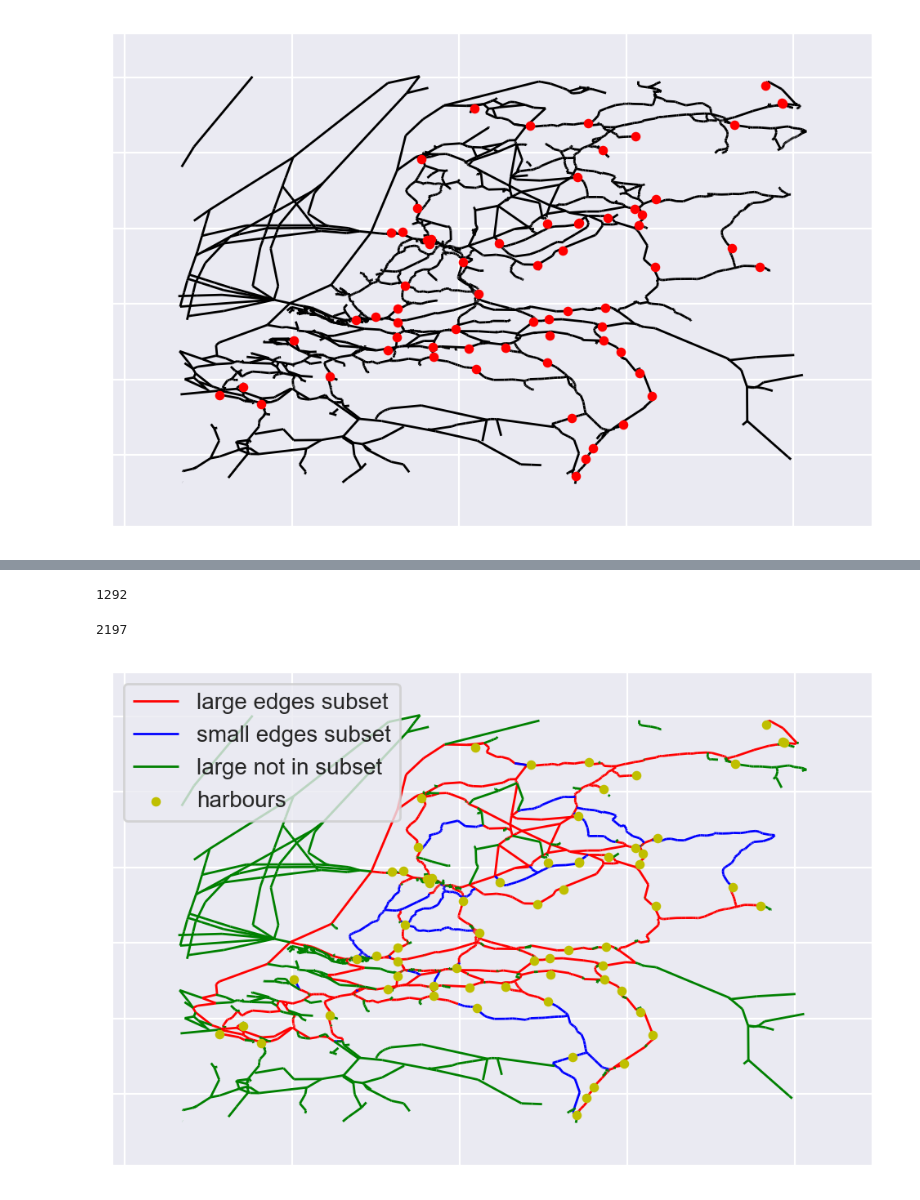
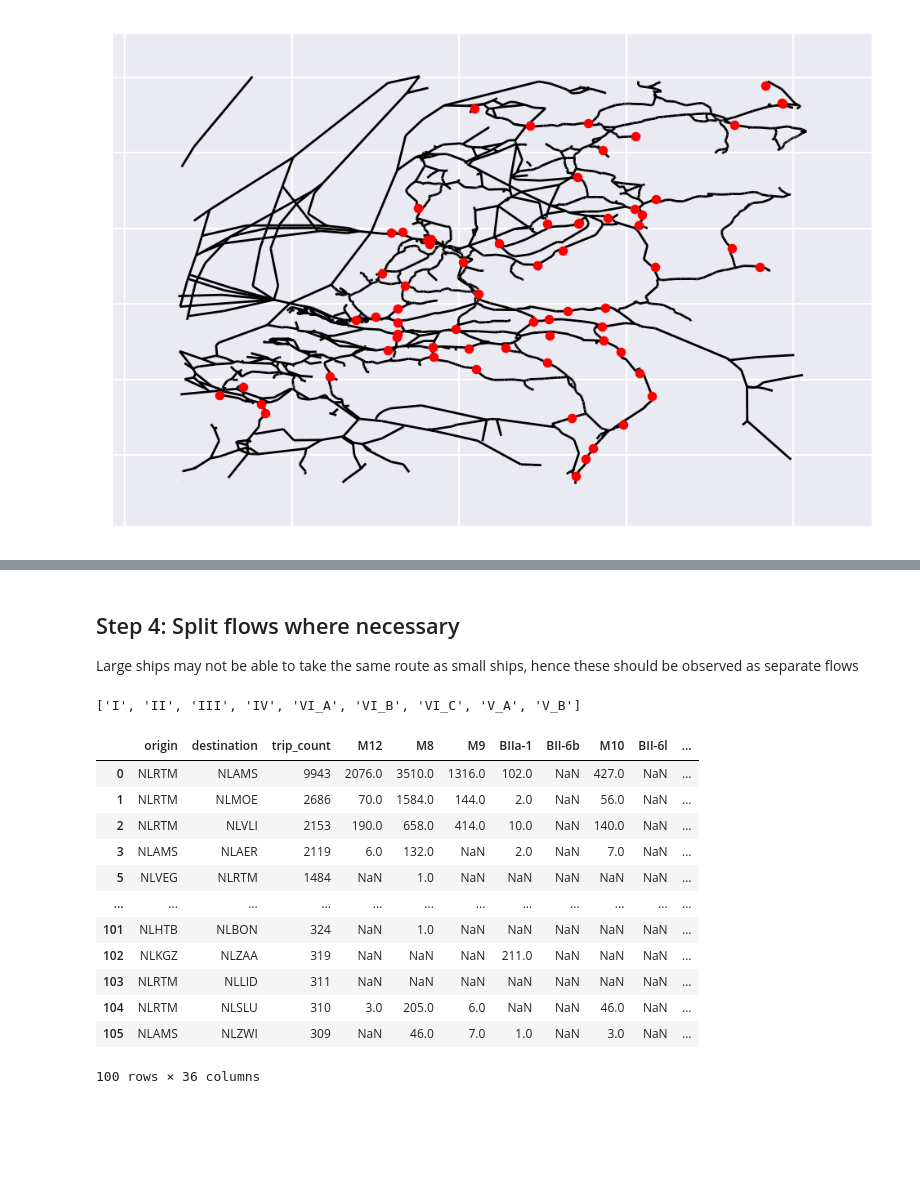
Before and after one commit to fabiandriessen/Thesis, a Jupyter notebook: Revised_network_cleaning.ipynb, the cells around one changed output, grey strips where cells are left out. Drawn from its saved outputs; the diff is of its cells as text; code cells hidden in the pictures; blank space fills up the shorter version.

```diff
--- a/Revised_network_cleaning.ipynb
+++ b/Revised_network_cleaning.ipynb
@@ -495,21 +385,33 @@ Self loop identified node S57264_A
-# %%
-len(small_edges)
-# %% [output]
-1292
-# %%
-len(large_edges)
-# %% [output]
-2197
-# %%
-fig, ax = plt.subplots(dpi=200)
-K = K.subgraph(large_not_in_G)
-K = nx.Graph(K)
-
-nx.draw_networkx_edges(G, pos_dict,large_edges, edge_color='r',ax=ax, label='large edges subset')
-nx.draw_networkx_edges(G, pos_dict, small_edges, edge_color='b',ax=ax, label='small edges subset')
-nx.draw_networkx_edges(G, pos_dict, large_not_in_G, edge_color='g',ax=ax, label='large not in subset')
-nx.draw_networkx_nodes(G, pos_dict, harbour_nodes, node_size=10, node_color='y', label='harbours')
-plt.legend()
-plt.show()
-# %% [output]
-[figure, removed]
+# %% [markdown]
+## Step 4: Split flows where necessary
+Large ships may not be able to take the same route as small ships, hence these should be observed as separate flows
+# %%
+types = list(df_links.Code.unique())
+types.remove('_0')
+types = sorted(types[1:])
+print(types)
+#sorted in wrong manner, correct manually
+types = ['I', 'II', 'III', 'IV', 'V_A', 'V_B', 'VI_A', 'VI_B', 'VI_C']
+type_dict={}
+#minus 1 because last one is open class anyway
+for i in range(len(types)-1):
+    type_dict[i] = types[:(i+1)]
+type_dict[8]=types
+# %% [output]
+['I', 'II', 'III', 'IV', 'VI_A', 'VI_B', 'VI_C', 'V_A', 'V_B']
+# %%
+df_ivs
+# %% [output]
+|  | origin | destination | trip_count | M12 | M8 | M9 | BIIa-1 | BII-6b | M10 | BII-6l | ... |
+| 0 | NLRTM | NLAMS | 9943 | 2076.0 | 3510.0 | 1316.0 | 102.0 | NaN | 427.0 | NaN | ... |
+| 1 | NLRTM | NLMOE | 2686 | 70.0 | 1584.0 | 144.0 | 2.0 | NaN | 56.0 | NaN | ... |
+| 2 | NLRTM | NLVLI | 2153 | 190.0 | 658.0 | 414.0 | 10.0 | NaN | 140.0 | NaN | ... |
+| 3 | NLAMS | NLAER | 2119 | 6.0 | 132.0 | NaN | 2.0 | NaN | 7.0 | NaN | ... |
+| 5 | NLVEG | NLRTM | 1484 | NaN | 1.0 | NaN | NaN | NaN | NaN | NaN | ... |
+| ... | ... | ... | ... | ... | ... | ... | ... | ... | ... | ... | ... |
+| 101 | NLHTB | NLBON | 324 | NaN | 1.0 | NaN | NaN | NaN | NaN | NaN | ... |
+| 102 | NLKGZ | NLZAA | 319 | NaN | NaN | NaN | 211.0 | NaN | NaN | NaN | ... |
+| 103 | NLRTM | NLLID | 311 | NaN | NaN | NaN | NaN | NaN | NaN | NaN | ... |
+| 104 | NLRTM | NLSLU | 310 | 3.0 | 205.0 | 6.0 | NaN | NaN | 46.0 | NaN | ... |
+| 105 | NLAMS | NLZWI | 309 | NaN | 46.0 | 7.0 | 1.0 | NaN | 3.0 | NaN | ... |
+100 rows × 36 columns
```
Also changed, not shown: parts of 63 cells of this notebook, 3 other files.
